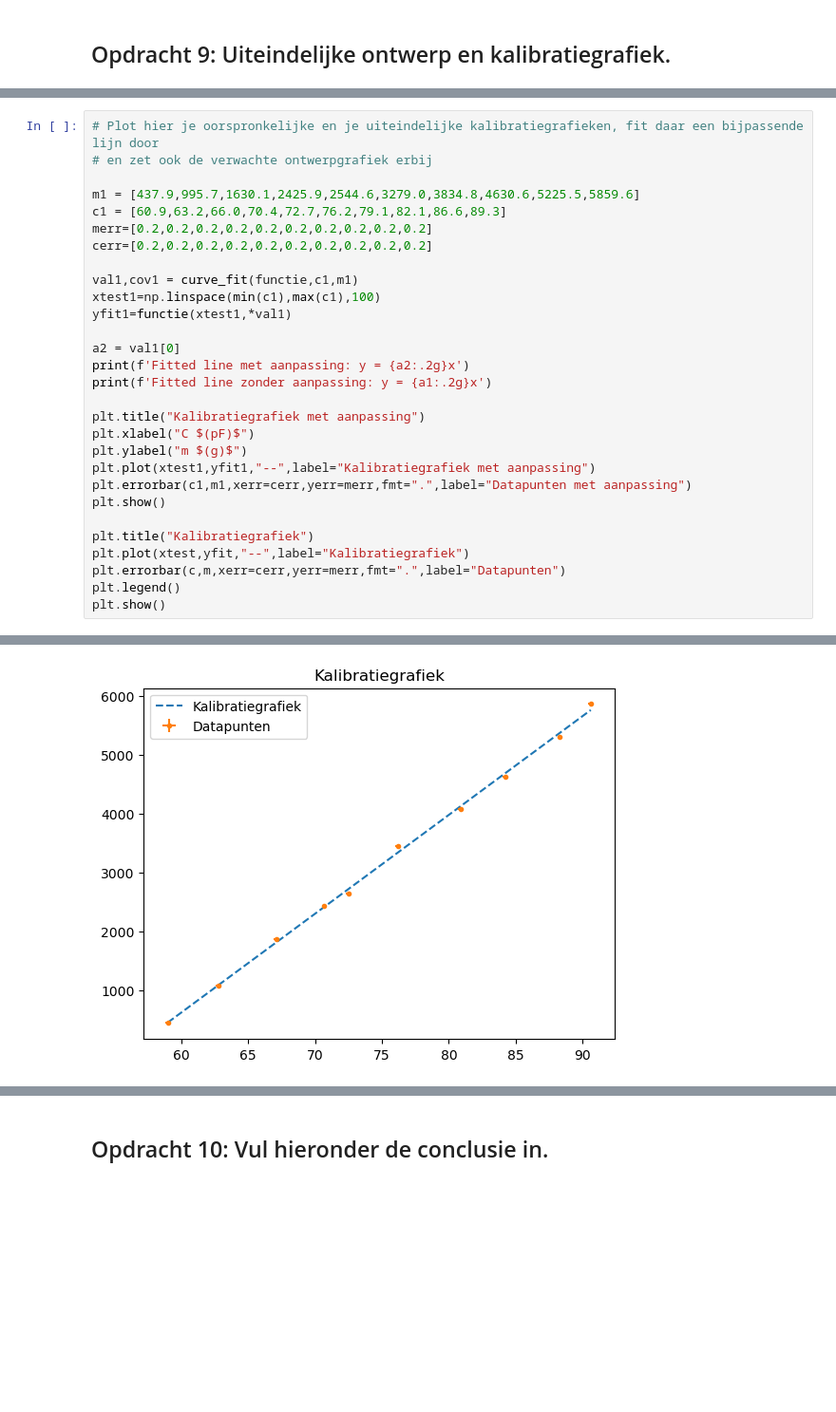
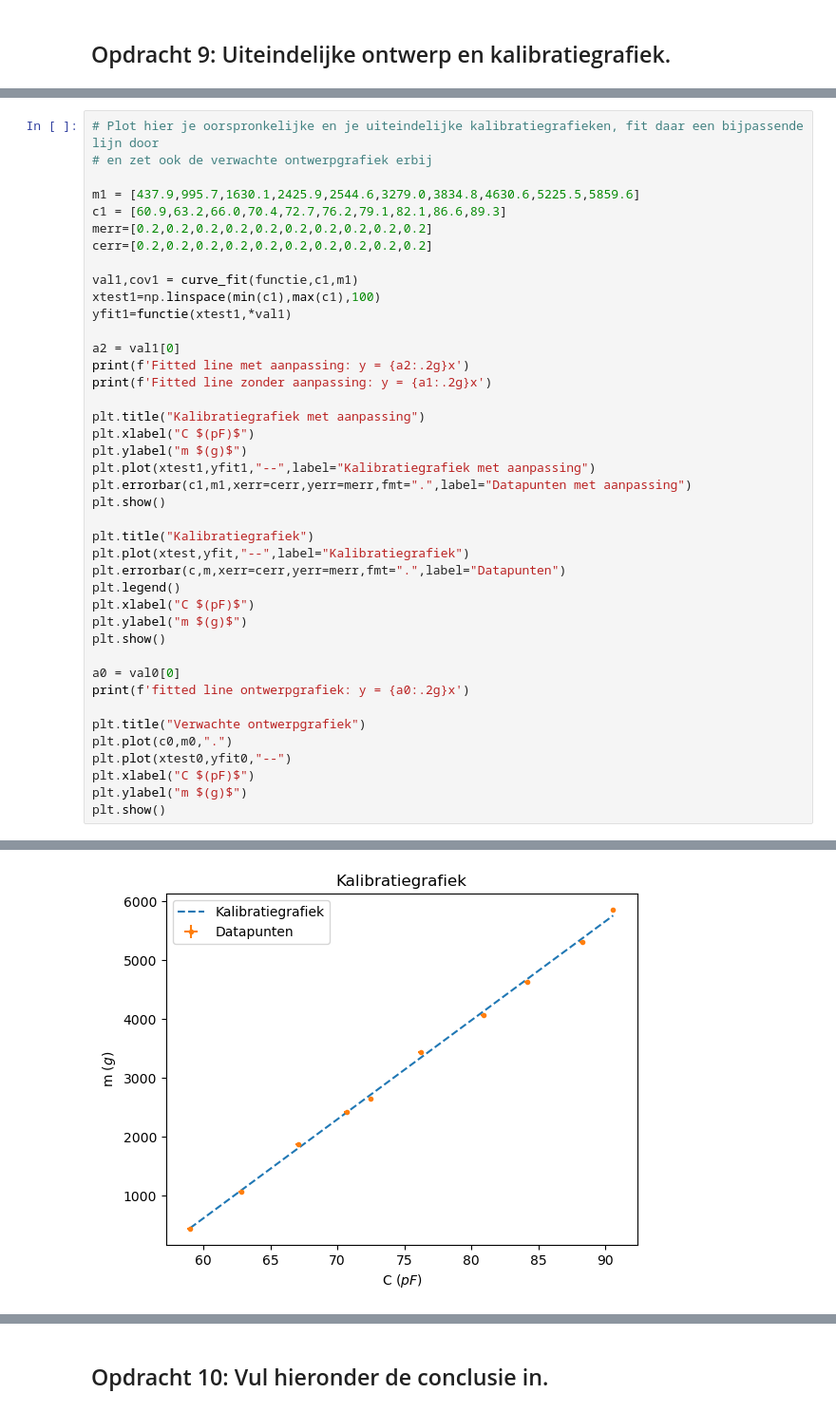
Before and after one commit to ElisabethMijnders/opdrachten-DEF-D-EM, a Jupyter notebook: FysiekeOntwerpopdrachten/2OntwerpEenSensorCondensator/DEFOntwerpopdracht2OntwerpEenSensorInvulTemplate.ipynb, the cells around one changed output, grey strips where cells are left out. Shown at 95% size. Saved outputs shown, nothing was run; the diff lists cells and outputs as text; blank space fills up the shorter version.

```diff
--- a/FysiekeOntwerpopdrachten/2OntwerpEenSensorCondensator/DEFOntwerpopdracht2OntwerpEenSensorInvulTemplate.ipynb
+++ b/FysiekeOntwerpopdrachten/2OntwerpEenSensorCondensator/DEFOntwerpopdracht2OntwerpEenSensorInvulTemplate.ipynb
@@ -176,31 +176,43 @@ Onze sensor kan nog verbetered worden door de volgende verbeteringen (minimaal 2
 
 m1 = [437.9,995.7,1630.1,2425.9,2544.6,3279.0,3834.8,4630.6,5225.5,5859.6]
 c1 = [60.9,63.2,66.0,70.4,72.7,76.2,79.1,82.1,86.6,89.3]
 merr=[0.2,0.2,0.2,0.2,0.2,0.2,0.2,0.2,0.2,0.2]
 cerr=[0.2,0.2,0.2,0.2,0.2,0.2,0.2,0.2,0.2,0.2]
 
 val1,cov1 = curve_fit(functie,c1,m1)
 xtest1=np.linspace(min(c1),max(c1),100)
 yfit1=functie(xtest1,*val1)
 
 a2 = val1[0]
 print(f'Fitted line met aanpassing: y = {a2:.2g}x')
 print(f'Fitted line zonder aanpassing: y = {a1:.2g}x')
 
 plt.title("Kalibratiegrafiek met aanpassing")
 plt.xlabel("C $(pF)$")
 plt.ylabel("m $(g)$")
 plt.plot(xtest1,yfit1,"--",label="Kalibratiegrafiek met aanpassing")
 plt.errorbar(c1,m1,xerr=cerr,yerr=merr,fmt=".",label="Datapunten met aanpassing")
 plt.show()
 
 plt.title("Kalibratiegrafiek")
 plt.plot(xtest,yfit,"--",label="Kalibratiegrafiek")
 plt.errorbar(c,m,xerr=cerr,yerr=merr,fmt=".",label="Datapunten")
 plt.legend()
+plt.xlabel("C $(pF)$")
+plt.ylabel("m $(g)$")
 plt.show()
+
+a0 = val0[0]
+print(f'fitted line ontwerpgrafiek: y = {a0:.2g}x')
+
+plt.title("Verwachte ontwerpgrafiek")
+plt.plot(c0,m0,".")
+plt.plot(xtest0,yfit0,"--")
+plt.xlabel("C $(pF)$")
+plt.ylabel("m $(g)$")
+plt.show()
 # %% [output]
 Fitted line met aanpassing: y = 1.9e+02x
 Fitted line zonder aanpassing: y = 1.7e+02x
 [figure]
-[figure, old version]
+[figure, new version]
```
Also changed, not shown: parts of 10 cells of this notebook.
